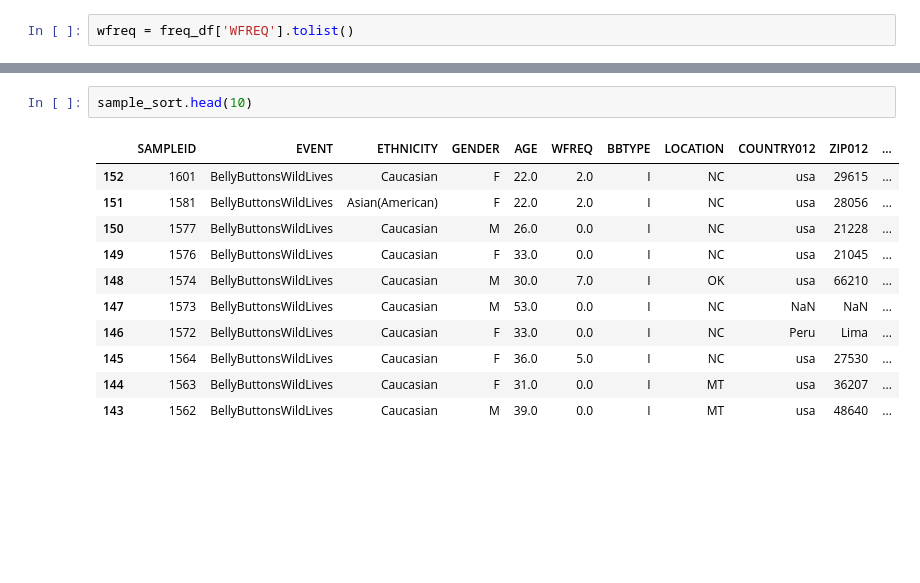
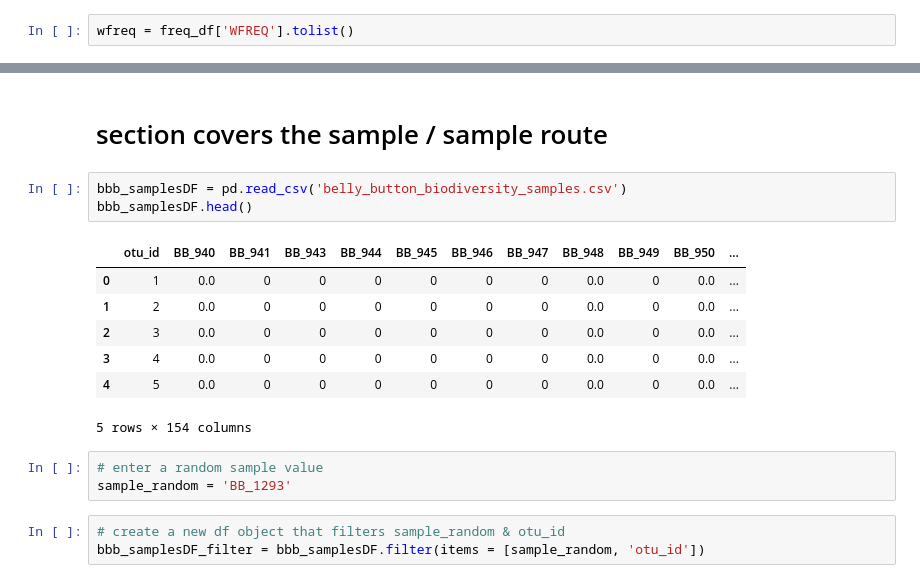
Before and after one commit to ABFdata/Homework, a Jupyter notebook: BellyButtonBio/Generators/bbb_andy_query.ipynb, the cells around one changed output, grey strips where cells are left out. Cells and saved outputs as stored; diff of their text form; blank space fills up the shorter version.

```diff
--- a/BellyButtonBio/Generators/bbb_andy_query.ipynb
+++ b/BellyButtonBio/Generators/bbb_andy_query.ipynb
@@ -238,14 +295,19 @@ s_format
-# %%
-sample_sort.head(10)
-# %% [output]
-|  | SAMPLEID | EVENT | ETHNICITY | GENDER | AGE | WFREQ | BBTYPE | LOCATION | COUNTRY012 | ZIP012 | ... |
-| 152 | 1601 | BellyButtonsWildLives | Caucasian | F | 22.0 | 2.0 | I | NC | usa | 29615 | ... |
-| 151 | 1581 | BellyButtonsWildLives | Asian(American) | F | 22.0 | 2.0 | I | NC | usa | 28056 | ... |
-| 150 | 1577 | BellyButtonsWildLives | Caucasian | M | 26.0 | 0.0 | I | NC | usa | 21228 | ... |
-| 149 | 1576 | BellyButtonsWildLives | Caucasian | F | 33.0 | 0.0 | I | NC | usa | 21045 | ... |
-| 148 | 1574 | BellyButtonsWildLives | Caucasian | M | 30.0 | 7.0 | I | OK | usa | 66210 | ... |
-| 147 | 1573 | BellyButtonsWildLives | Caucasian | M | 53.0 | 0.0 | I | NC | NaN | NaN | ... |
-| 146 | 1572 | BellyButtonsWildLives | Caucasian | F | 33.0 | 0.0 | I | NC | Peru | Lima | ... |
-| 145 | 1564 | BellyButtonsWildLives | Caucasian | F | 36.0 | 5.0 | I | NC | usa | 27530 | ... |
-| 144 | 1563 | BellyButtonsWildLives | Caucasian | F | 31.0 | 0.0 | I | MT | usa | 36207 | ... |
-| 143 | 1562 | BellyButtonsWildLives | Caucasian | M | 39.0 | 0.0 | I | MT | usa | 48640 | ... |
+# %% [markdown]
+# section covers the sample / sample route
+# %%
+bbb_samplesDF = pd.read_csv('belly_button_biodiversity_samples.csv')
+bbb_samplesDF.head()
+# %% [output]
+|  | otu_id | BB_940 | BB_941 | BB_943 | BB_944 | BB_945 | BB_946 | BB_947 | BB_948 | BB_949 | BB_950 | ... |
+| 0 | 1 | 0.0 | 0 | 0 | 0 | 0 | 0 | 0 | 0.0 | 0 | 0.0 | ... |
+| 1 | 2 | 0.0 | 0 | 0 | 0 | 0 | 0 | 0 | 0.0 | 0 | 0.0 | ... |
+| 2 | 3 | 0.0 | 0 | 0 | 0 | 0 | 0 | 0 | 0.0 | 0 | 0.0 | ... |
+| 3 | 4 | 0.0 | 0 | 0 | 0 | 0 | 0 | 0 | 0.0 | 0 | 0.0 | ... |
+| 4 | 5 | 0.0 | 0 | 0 | 0 | 0 | 0 | 0 | 0.0 | 0 | 0.0 | ... |
+5 rows × 154 columns
+# %%
+# enter a random sample value
+sample_random = 'BB_1293'
+# %%
+# create a new df object that filters sample_random & otu_id
+bbb_samplesDF_filter = bbb_samplesDF.filter(items = [sample_random, 'otu_id'])
```
Also changed, not shown: parts of 39 cells of this notebook, 4 other files.
